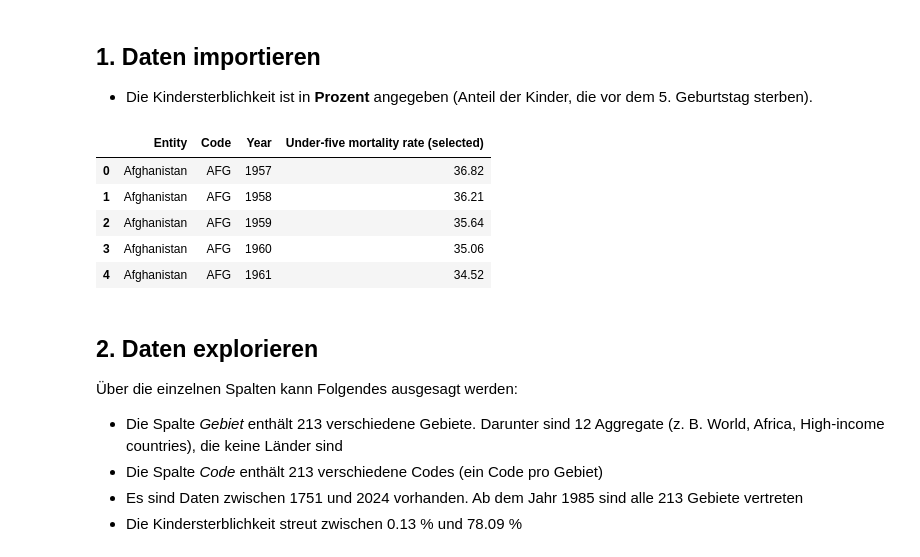
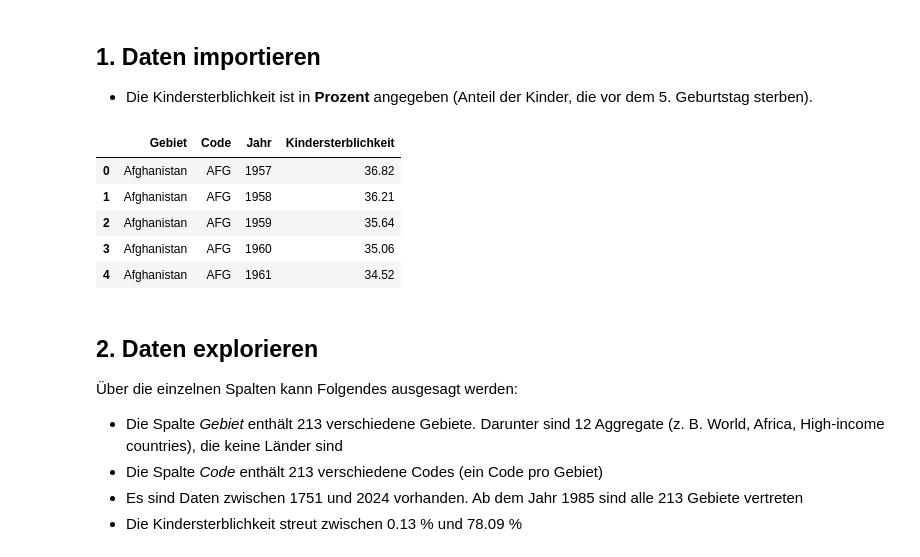
Before and after one commit to lissisar/Kindersterblichkeit-Datenanalyse, a Jupyter notebook: Kindersterblichkeit.ipynb, the cells around one changed output. Cells and saved outputs as stored; diff of their text form; code cells hidden in the pictures.

Commit message:
Kindersterblichkeit

```diff
--- a/Kindersterblichkeit.ipynb
+++ b/Kindersterblichkeit.ipynb
@@ -20,10 +20,11 @@ https://ourworldindata.org/grapher/child-mortality
 import pandas as pd
 from matplotlib import pyplot as plt
 # %%
-df = pd.read_csv("child-mortality.csv")
+df = pd.read_csv('child-mortality.csv', skiprows=1,
+                    names=['Gebiet','Code','Jahr','Kindersterblichkeit'])
 df.head()
 # %% [output]
-|  | Entity | Code | Year | Under-five mortality rate (selected) |
+|  | Gebiet | Code | Jahr | Kindersterblichkeit |
 | 0 | Afghanistan | AFG | 1957 | 36.82 |
 | 1 | Afghanistan | AFG | 1958 | 36.21 |
 | 2 | Afghanistan | AFG | 1959 | 35.64 |
```
Also changed, not shown: parts of 20 cells of this notebook.
